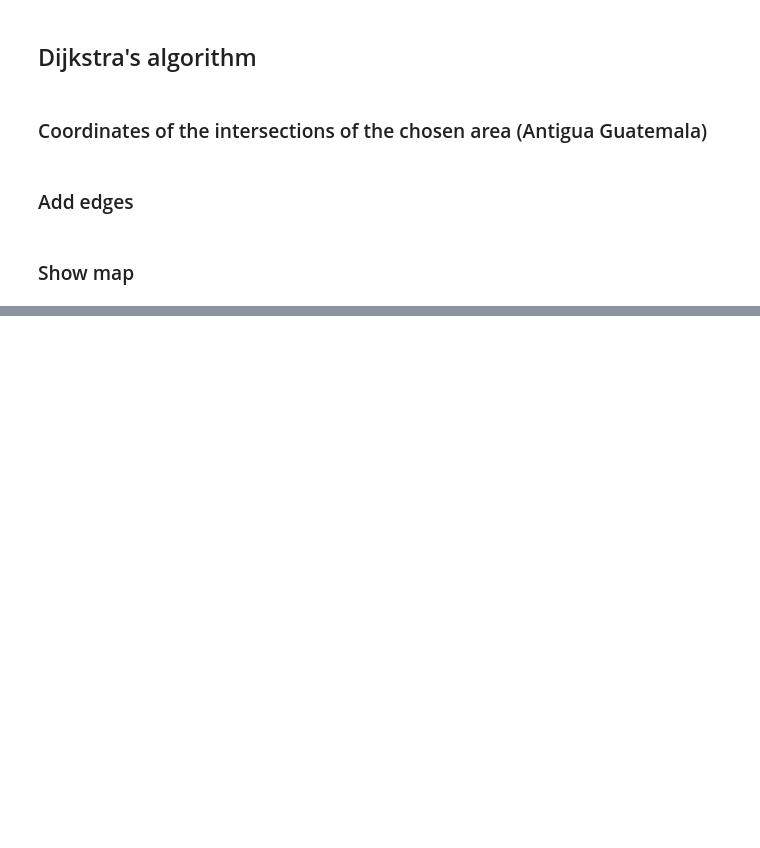
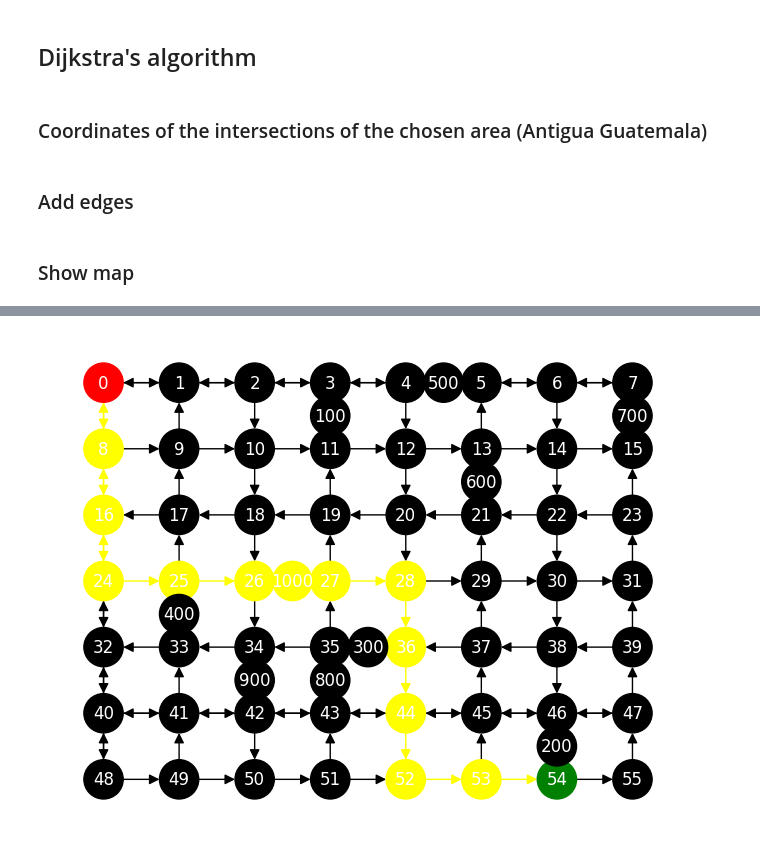
Before and after one commit to J2ANS0l0/Dijkstras-Algorithm, a Jupyter notebook: Dijikstra.ipynb, the cells around one changed output, grey strips where cells are left out. Saved outputs shown, nothing was run; the diff lists cells and outputs as text; code cells hidden in the pictures; blank space fills up the shorter version.

```diff
--- a/Dijikstra.ipynb
+++ b/Dijikstra.ipynb
@@ -348,0 +460,50 @@ print(dijikstra(0, 100, map_graph))
+# %%
+cols = 8
+rows = 7
+pos = {}
+
+for r in range(rows):
+    for c in range(cols):
+        node = r * cols + c
+        pos[node] = (c * 5, -r * 5)
+
+checkpoint_nodes = [100, 200, 300, 400, 500, 600, 700, 800, 900, 1000]
+
+for i, checkpoint_node in enumerate(checkpoint_nodes):
+    coord, from_node, to_node = check_points[i]
+    pos[checkpoint_node] = ((pos[from_node][0] + pos[to_node][0]) / 2,
+                           (pos[from_node][1] + pos[to_node][1]) / 2)
+
+node_colors = []
+edge_colors = []
+
+for node in map_graph.nodes():
+    if node == optimal_path[0]:
+        node_colors.append('red')
+    elif node == optimal_path[-1]:
+        node_colors.append('green')
+    elif node in optimal_path:
+        node_colors.append('yellow')
+    elif node in checkpoint_nodes:
+        node_colors.append('black')
+    else:
+        node_colors.append('black')
+
+for edge in map_graph.edges():
+    u, v = edge
+    if (u in optimal_path and v in optimal_path and
+        abs(optimal_path.index(u) - optimal_path.index(v)) == 1):
+        edge_colors.append('yellow')
+    else:
+        edge_colors.append('black')
+
+nx.draw(map_graph, pos,
+        with_labels=True,
+        node_color=node_colors,
+        edge_color=edge_colors,
+        font_color='white',
+        node_size=800,
+        arrowsize=15)
+plt.show()
+# %% [output]
+[figure, added]
```
Also changed, not shown: parts of 10 cells of this notebook, 1 other file.
